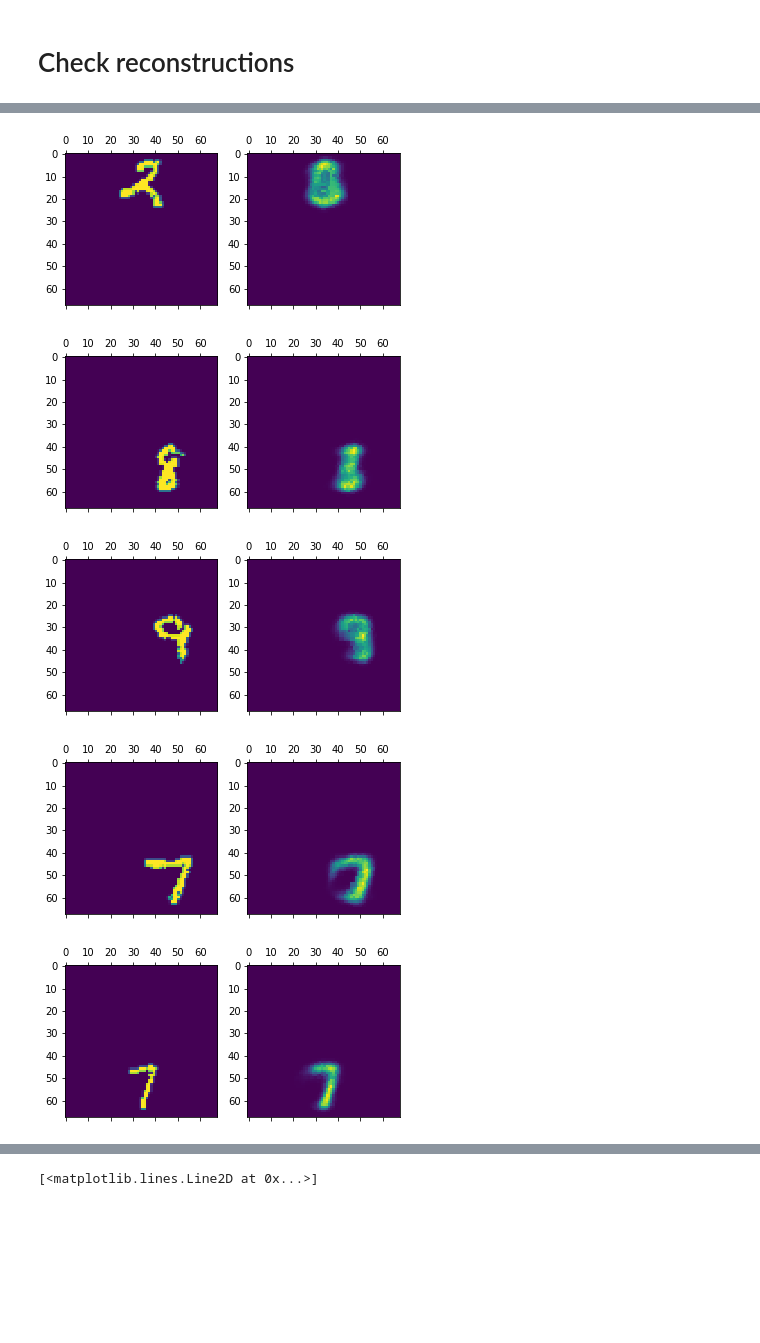
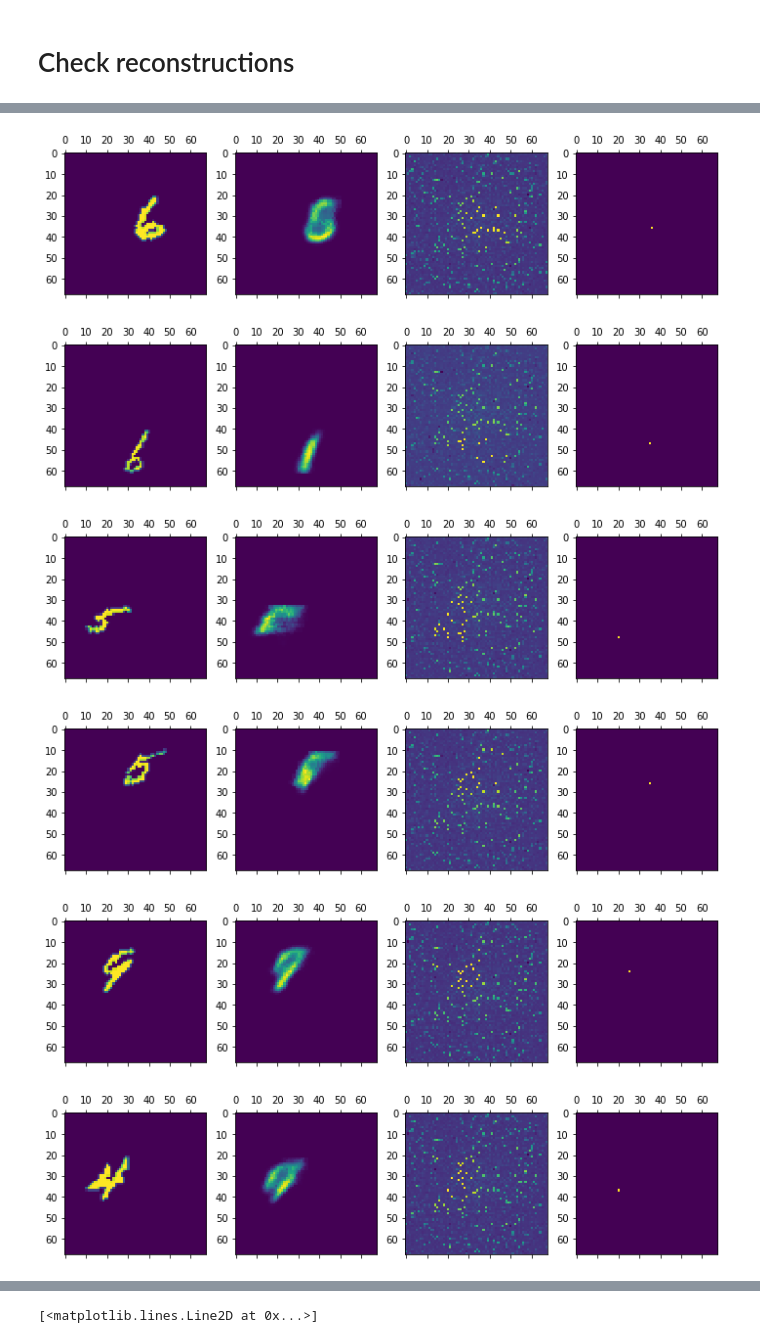
Before and after one commit to Runjing-Liu120/RaoBlackwellizedSGD, a Jupyter notebook: experiments/moving_mnist/MovingMnist_results.ipynb, the cells around one changed output, grey strips where cells are left out. Drawn from its saved outputs; the diff is of its cells as text; code cells hidden in the pictures; blank space fills up the shorter version.

```diff
--- a/experiments/moving_mnist/MovingMnist_results.ipynb
+++ b/experiments/moving_mnist/MovingMnist_results.ipynb
@@ -131,13 +148,26 @@ recon_means = moving_mnist_vae.forward_cond_pixel_1d(data_train['image'], map_pi
-# %%
-for i in range(0, 5):
-
-    _, axarr = plt.subplots(1, 2, figsize=(6, 6))
-
-    axarr[0].matshow(data_train['image'][i, 0, :, :])
-    axarr[1].matshow(recon_means[i, 0, :, :].detach())
-# %% [output]
-[figure, removed]
-[figure, removed]
-[figure, removed]
-[figure, removed]
-[figure, removed]
+# %%
+# printing the map locations
+loc_plots = torch.zeros(recon_means.shape)
+map_pixel_2d = mnist_data_utils.pixel_1d_to_2d(sout = 68, padding = 0, pixel_1d = map_pixel_1d)
+
+for i in range(0, 10):
+
+    _, axarr = plt.subplots(1, 4, figsize=(12, 12))
+
+    # image and reconstruction
+    axarr[0].matshow(image[i, 0, :, :])
+    axarr[1].matshow(recon_means[i, 0, :, :].detach())
+
+    # location distributions
+    axarr[2].matshow(torch.t(log_pixel_probs[i, :].view(68, 68).detach()))
+
+    # map location
+    loc_plots[i, 0, map_pixel_2d[i, 1], map_pixel_2d[i, 0]] = 1
+    axarr[3].matshow(loc_plots[i, 0, :, :])
+# %% [output]
+[figure, added]
+[figure, added]
+[figure, added]
+[figure, added]
+[figure, added]
+[figure, added]
```
Also changed, not shown: parts of 11 cells of this notebook, 1 other file.
